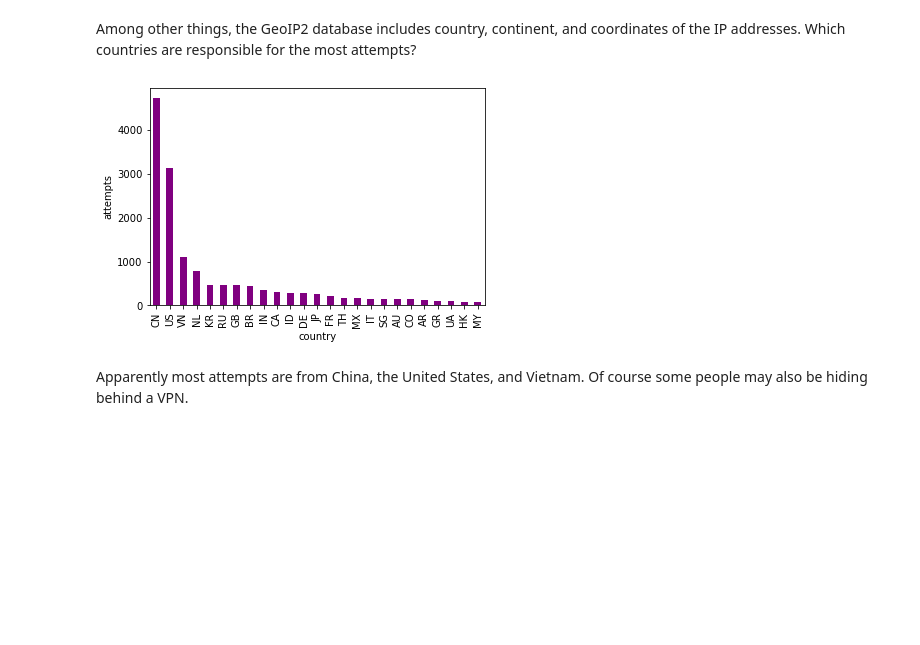
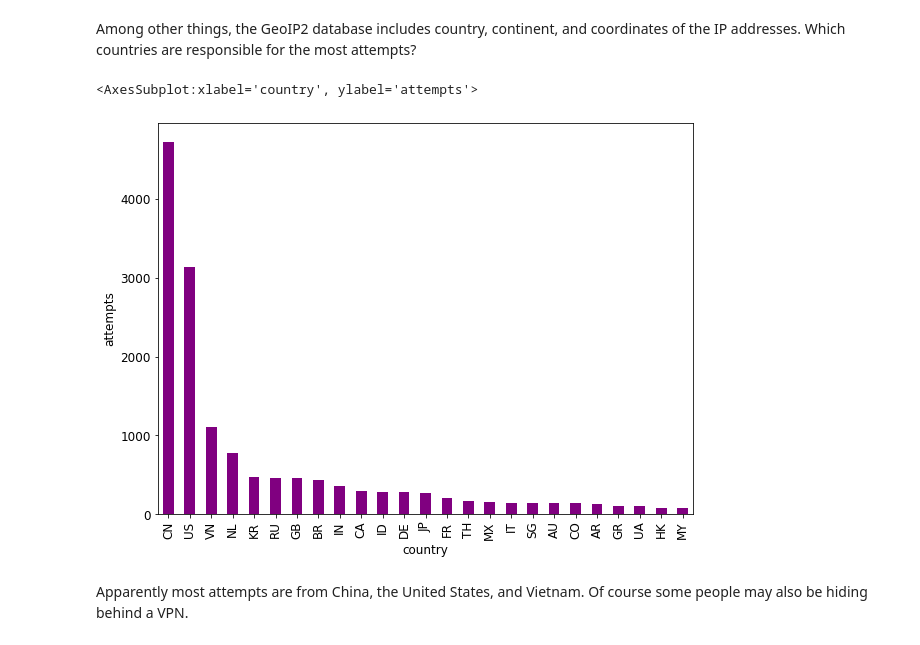
Before and after one commit to fumlig/website, a Jupyter notebook: src/snoopers/snoopers.ipynb, the cells around one changed output. Saved outputs shown, nothing was run; the diff lists cells and outputs as text; code cells hidden in the pictures; blank space fills up the shorter version.

```diff
--- a/src/snoopers/snoopers.ipynb
+++ b/src/snoopers/snoopers.ipynb
@@ -56,6 +56,9 @@ df_ssh.head()
 # %% [markdown]
 Now we can have analyse the login attempts. Let's start with the most common usernames.
 # %%
+import matplotlib as mpl
+mpl.rcParams.update({"figure.figsize": (9.6, 7.2), "font.size": 12})
+
 df_ssh.user.value_counts()[:25].plot.bar(color="navy", xlabel="username", ylabel="attempts")
 # %% [output]
 <AxesSubplot:xlabel='username', ylabel='attempts'>
@@ -86,10 +89,10 @@ df_ip.head()
 # %% [markdown]
 Among other things, the GeoIP2 database includes country, continent, and coordinates of the IP addresses. Which countries are responsible for the most attempts?
 # %%
-ax = df_ip.country.value_counts()[:25].plot.bar(color="purple", xlabel="country", ylabel="attempts")
-fig = ax.get_figure()
+df_ip.country.value_counts()[:25].plot.bar(color="purple", xlabel="country", ylabel="attempts")
 # %% [output]
+<AxesSubplot:xlabel='country', ylabel='attempts'>
-[figure, old version]
+[figure, new version]
 # %% [markdown]
 Apparently most attempts are from China, the United States, and Vietnam. Of course some people may also be hiding behind a VPN.
 # %% [markdown]
```
Also changed, not shown: parts of 3 cells of this notebook, 4 other files.
